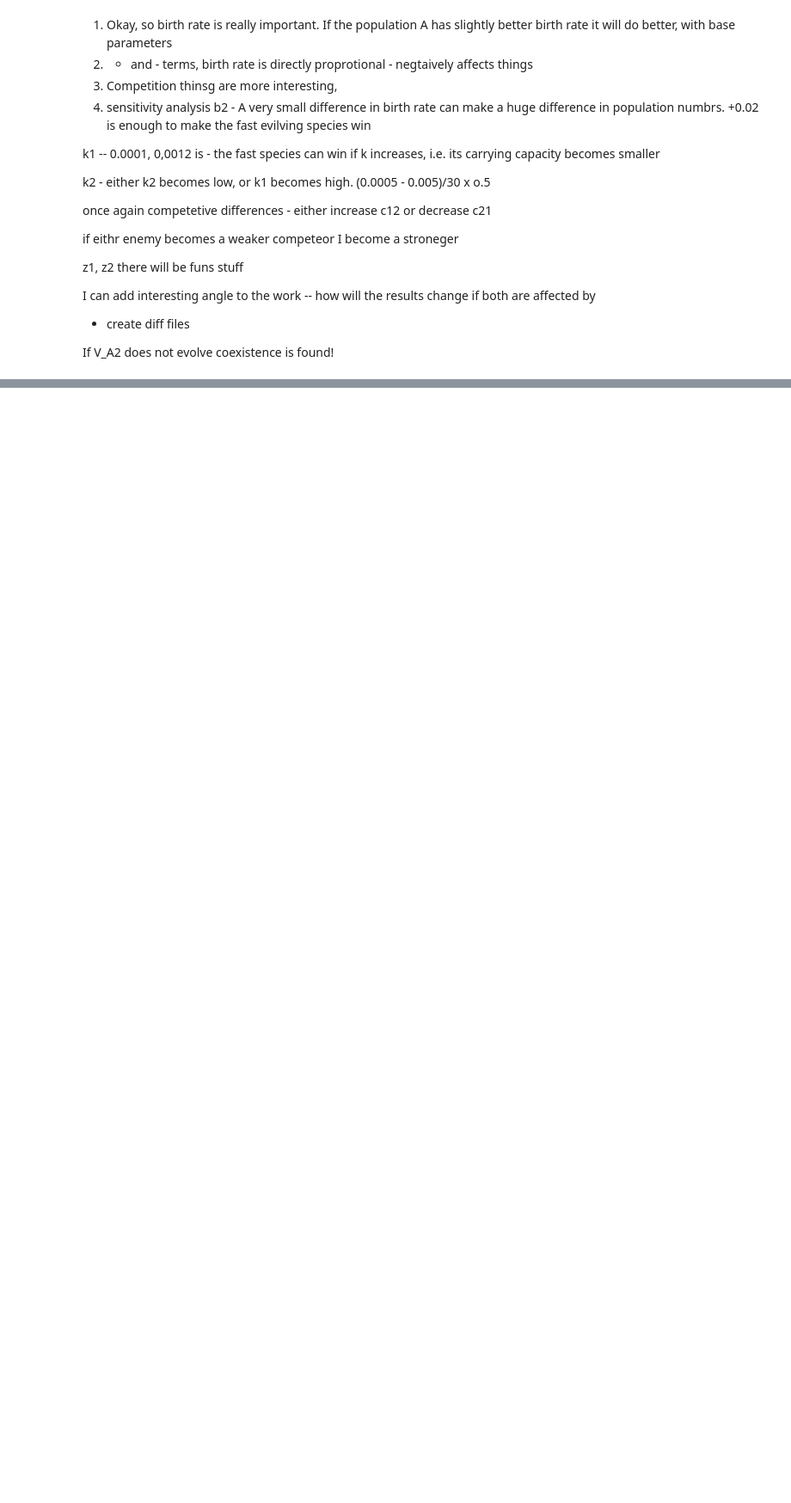
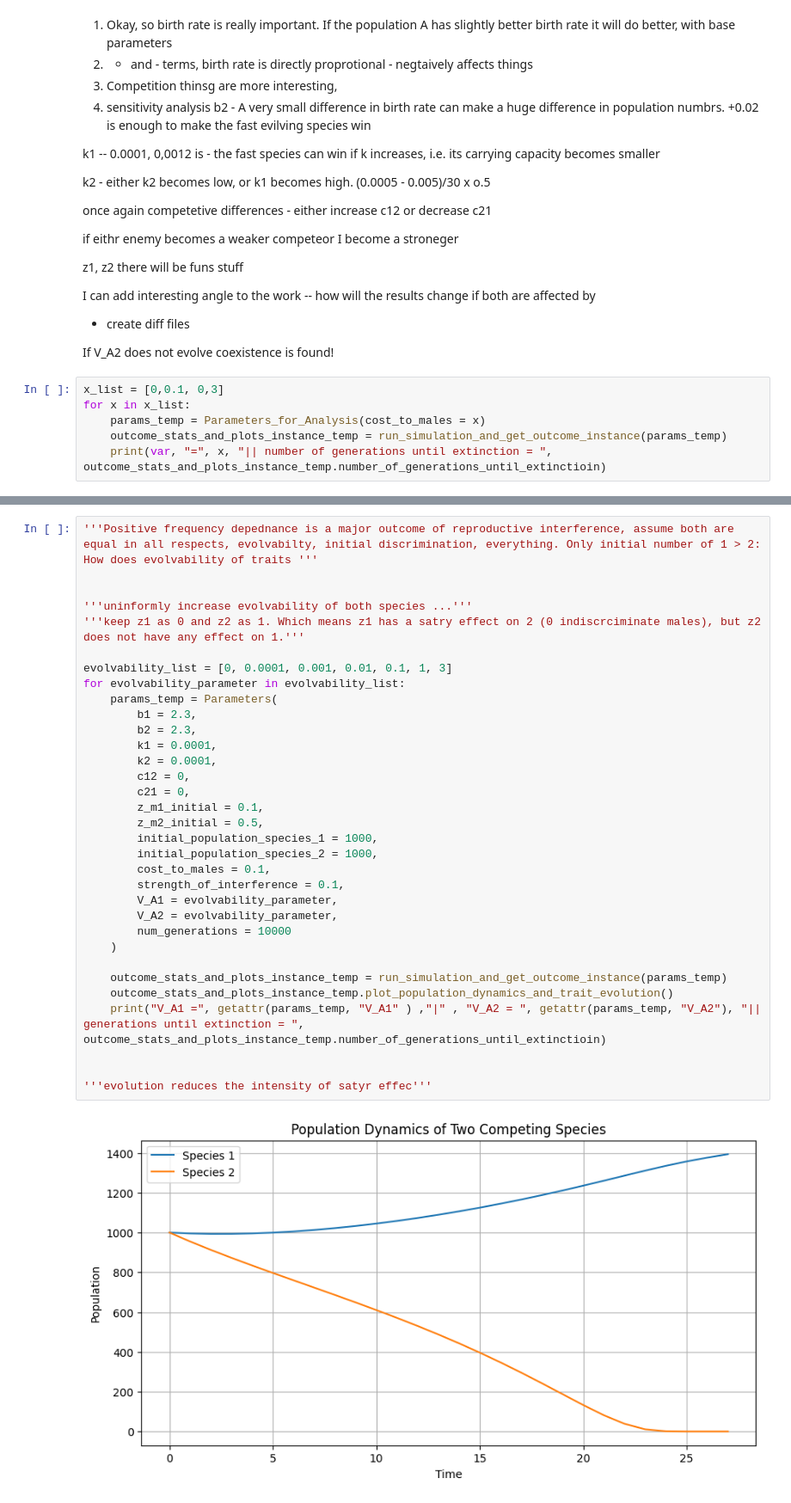
Before and after one commit to Kokkonut-case/Akilan_Reproductive_Interference_Evolution, a Jupyter notebook: draft_model_evolvability_discrete_time.ipynb, the cells around one changed output, grey strips where cells are left out. Shown at 86% size. Cells and saved outputs as stored; diff of their text form; blank space fills up the shorter version.

```diff
--- a/draft_model_evolvability_discrete_time.ipynb
+++ b/draft_model_evolvability_discrete_time.ipynb
@@ -611,3 +332,9 @@ I can add interesting angle to the work -- how will the results change if both a
 - create diff files
 
 If V_A2 does not evolve coexistence is found!
+# %%
+x_list = [0,0.1, 0,3]
+for x in x_list:
+    params_temp = Parameters_for_Analysis(cost_to_males = x)
+    outcome_stats_and_plots_instance_temp = run_simulation_and_get_outcome_instance(params_temp)
+    print(var, "=", x, "|| number of generations until extinction = ", outcome_stats_and_plots_instance_temp.number_of_generations_until_extinctioin)
@@ -613,0 +346,35 @@ If V_A2 does not evolve coexistence is found!
+# %%
+'''Positive frequency depednance is a major outcome of reproductive interference, assume both are equal in all respects, evolvabilty, initial discrimination, everything. Only initial number of 1 > 2: How does evolvability of traits '''
+
+
+'''uninformly increase evolvability of both species ...'''
+'''keep z1 as 0 and z2 as 1. Which means z1 has a satry effect on 2 (0 indiscrciminate males), but z2 does not have any effect on 1.'''
+
+evolvability_list = [0, 0.0001, 0.001, 0.01, 0.1, 1, 3]
+for evolvability_parameter in evolvability_list:
+    params_temp = Parameters(
+        b1 = 2.3,
+        b2 = 2.3,
+        k1 = 0.0001,
+        k2 = 0.0001,
+        c12 = 0,
+        c21 = 0,
+        z_m1_initial = 0.1,
+        z_m2_initial = 0.5,
+        initial_population_species_1 = 1000,
+        initial_population_species_2 = 1000,
+        cost_to_males = 0.1,
+        strength_of_interference = 0.1,
+        V_A1 = evolvability_parameter,
+        V_A2 = evolvability_parameter,
+        num_generations = 10000
+    )
+
+    outcome_stats_and_plots_instance_temp = run_simulation_and_get_outcome_instance(params_temp)
+    outcome_stats_and_plots_instance_temp.plot_population_dynamics_and_trait_evolution()
+    print("V_A1 =", getattr(params_temp, "V_A1" ) ,"|" , "V_A2 = ", getattr(params_temp, "V_A2"), "|| generations until extinction = ", outcome_stats_and_plots_instance_temp.number_of_generations_until_extinctioin)
+
+
+'''evolution reduces the intensity of satyr effec'''
+# %% [output]
+[figure, added]
```
Also changed, not shown: parts of 13 cells of this notebook.
